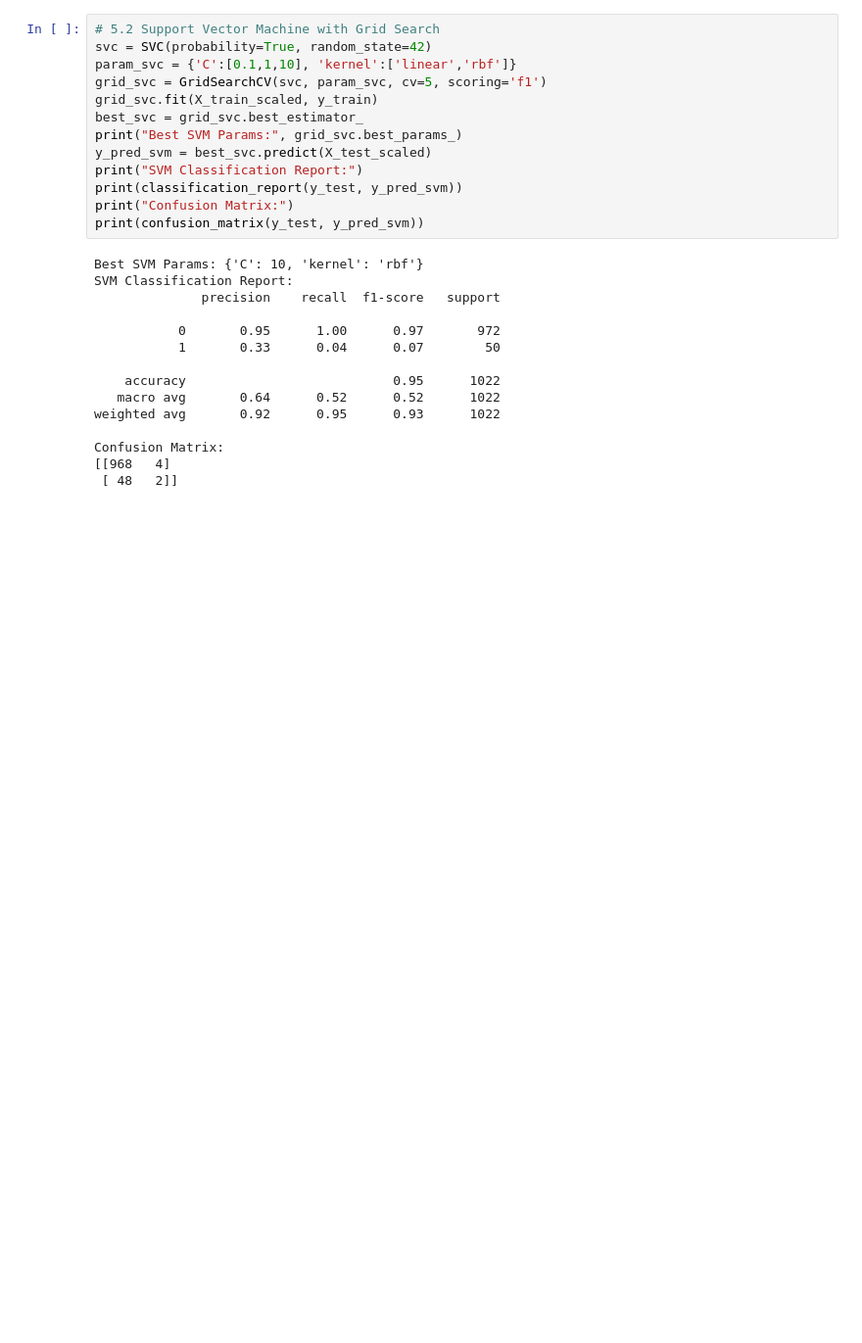
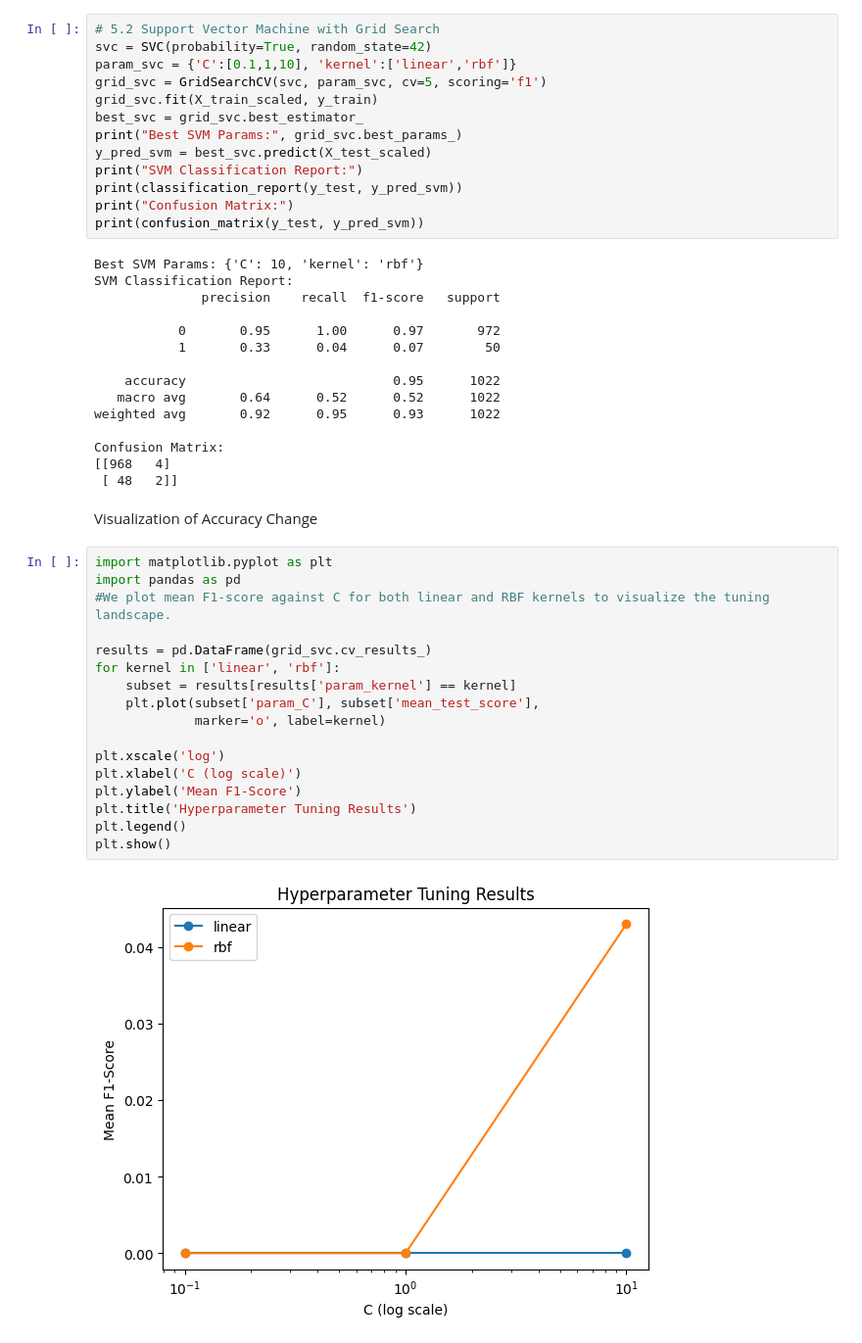
Before and after one commit to Geno212/Early-prediction-of-stroke-risk, a Jupyter notebook: stroke_prediction_milestones.ipynb, the cells around one changed output. Shown at 98% size. Saved outputs shown, nothing was run; the diff lists cells and outputs as text; blank space fills up the shorter version.

Commit message:
add Visualization of Accuracy Change

```diff
--- a/stroke_prediction_milestones.ipynb
+++ b/stroke_prediction_milestones.ipynb
@@ -212,3 +240,24 @@ weighted avg       0.92      0.95      0.93      1022
 Confusion Matrix:
 [[968   4]
  [ 48   2]]
+# %% [markdown]
+Visualization of Accuracy Change
+# %%
+import matplotlib.pyplot as plt
+import pandas as pd
+#We plot mean F1-score against C for both linear and RBF kernels to visualize the tuning landscape.
+
+results = pd.DataFrame(grid_svc.cv_results_)
+for kernel in ['linear', 'rbf']:
+    subset = results[results['param_kernel'] == kernel]
+    plt.plot(subset['param_C'], subset['mean_test_score'],
+             marker='o', label=kernel)
+
+plt.xscale('log')
+plt.xlabel('C (log scale)')
+plt.ylabel('Mean F1-Score')
+plt.title('Hyperparameter Tuning Results')
+plt.legend()
+plt.show()
+# %% [output]
+[figure, added]
```
Also changed, not shown: parts of 12 cells of this notebook.
